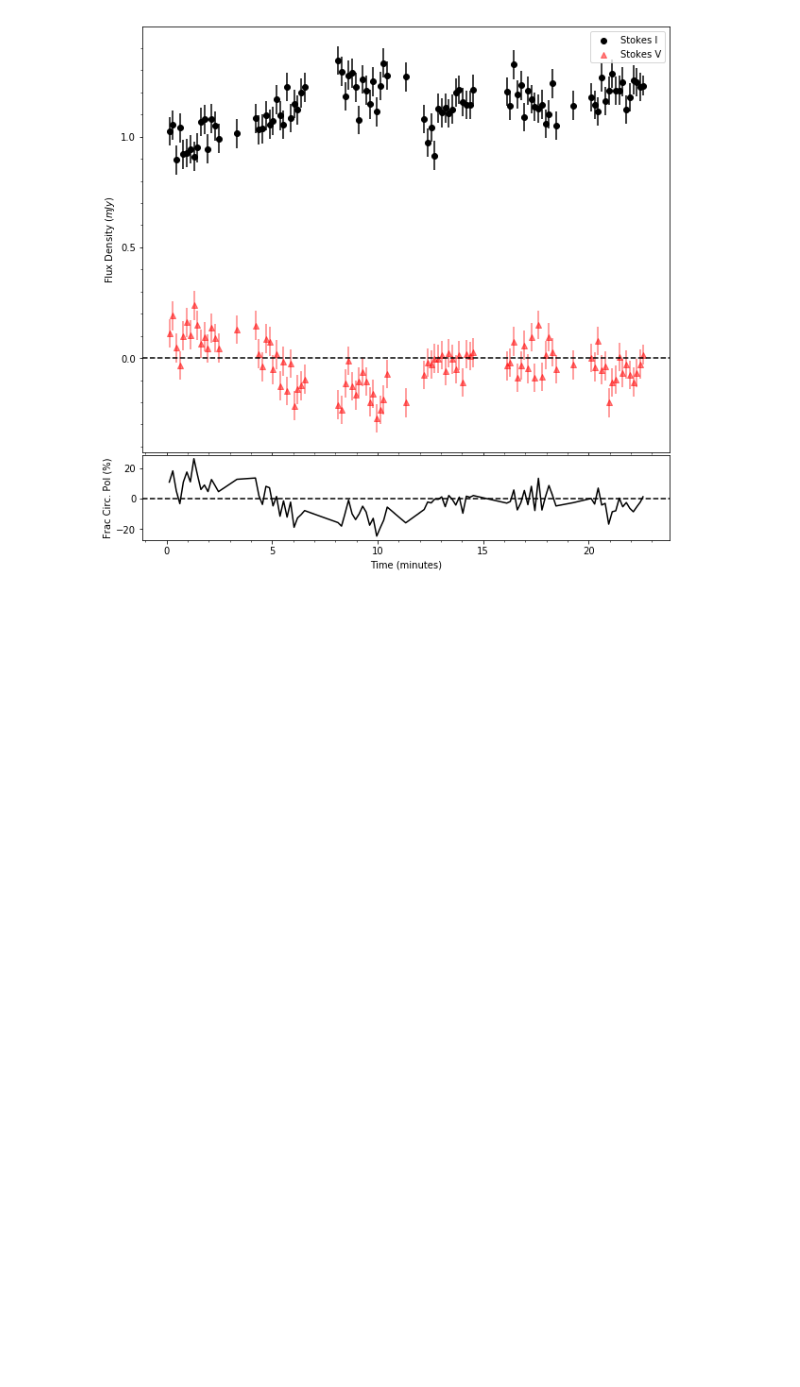
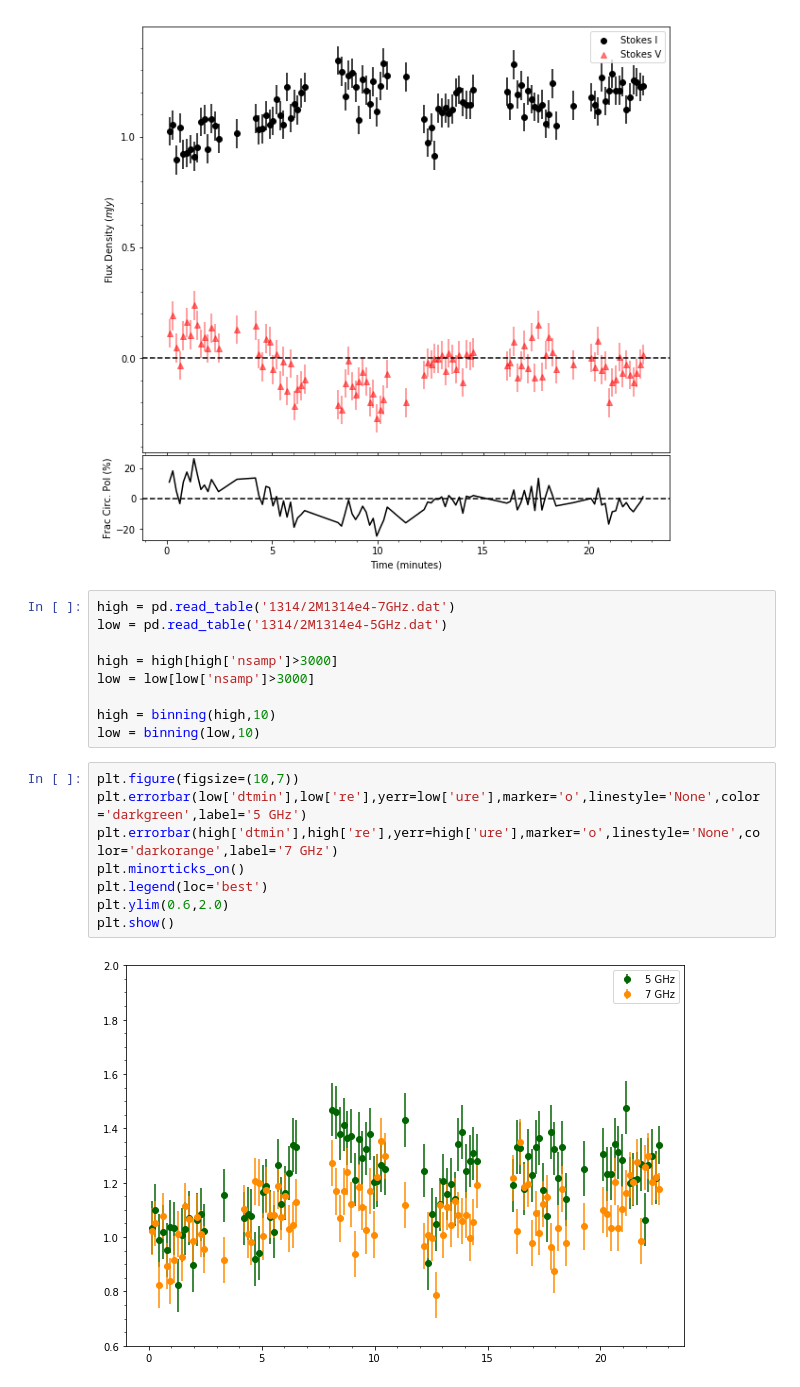
Before and after one commit to rvanlinge/radio_project, a Jupyter notebook: e4_step.ipynb, the cells around one changed output. Drawn from its saved outputs; the diff is of its cells as text; blank space fills up the shorter version.

```diff
--- a/e4_step.ipynb
+++ b/e4_step.ipynb
@@ -418,3 +418,22 @@ plt.xlabel('Time (minutes)')
 plt.show()
 # %% [output]
 [figure]
+# %%
+high = pd.read_table('1314/2M1314e4-7GHz.dat')
+low = pd.read_table('1314/2M1314e4-5GHz.dat')
+
+high = high[high['nsamp']>3000]
+low = low[low['nsamp']>3000]
+
+high = binning(high,10)
+low = binning(low,10)
+# %%
+plt.figure(figsize=(10,7))
+plt.errorbar(low['dtmin'],low['re'],yerr=low['ure'],marker='o',linestyle='None',color='darkgreen',label='5 GHz')
+plt.errorbar(high['dtmin'],high['re'],yerr=high['ure'],marker='o',linestyle='None',color='darkorange',label='7 GHz')
+plt.minorticks_on()
+plt.legend(loc='best')
+plt.ylim(0.6,2.0)
+plt.show()
+# %% [output]
+[figure, added]
```
Also changed, not shown: 33 other files.
